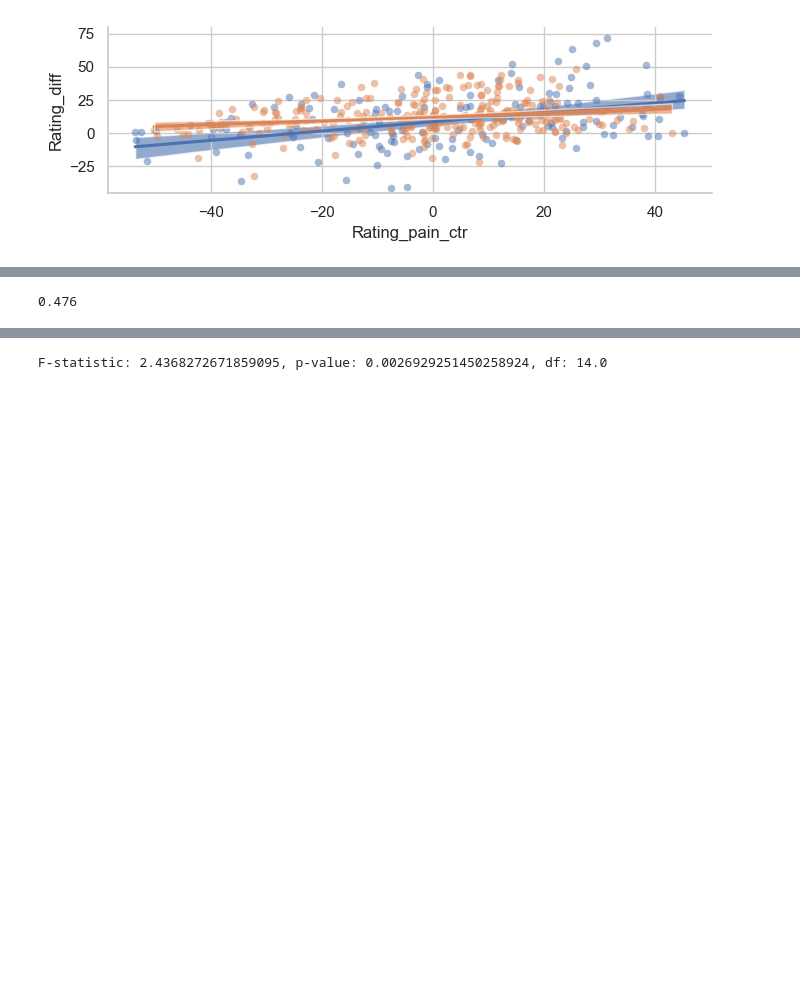
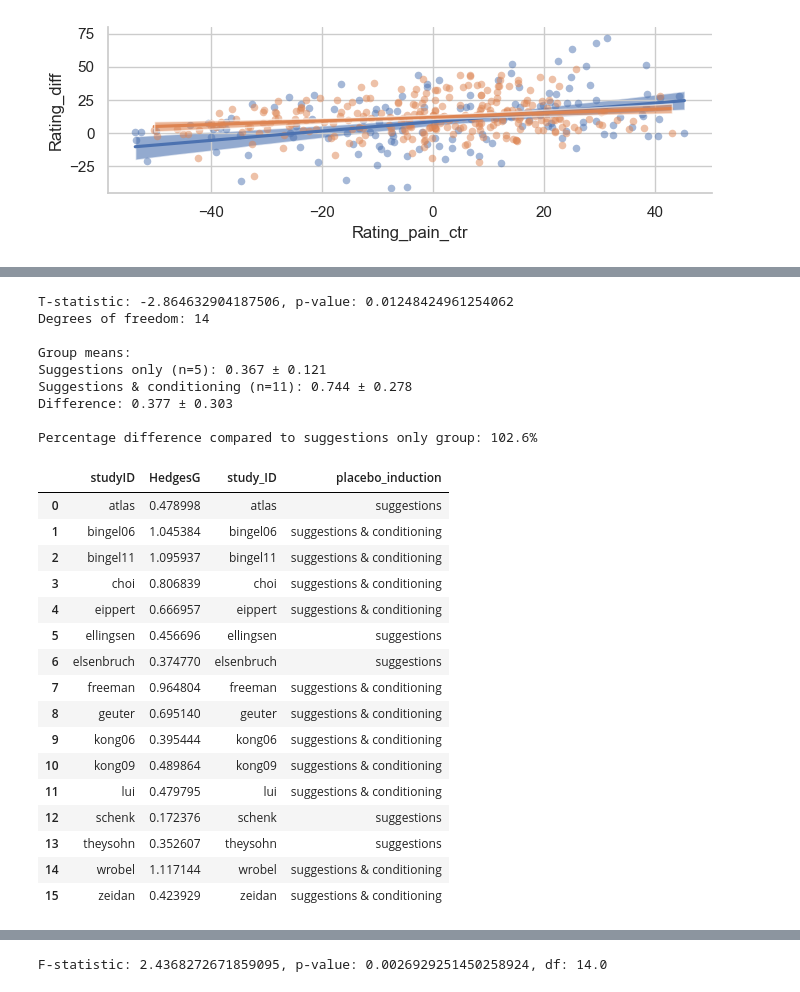
Before and after one commit to pni-lab/placebo-conditioning-meta-analysis, a Jupyter notebook: behavior/analysis_studymod.ipynb, the cells around one changed output, grey strips where cells are left out. Drawn from its saved outputs; the diff is of its cells as text; code cells hidden in the pictures; blank space fills up the shorter version.

```diff
--- a/behavior/analysis_studymod.ipynb
+++ b/behavior/analysis_studymod.ipynb
@@ -270,4 +298,57 @@ plt.savefig('../fig/behav_interaction.pdf')
 # %%
-(1-0.048)/2
+from scipy import stats
+
+hedgesG = pd.read_csv('../data/behavior_hedgesG.txt', sep='\t')
+hedgesG = hedgesG.merge(studies[['study_ID', 'placebo_induction']], left_on='studyID', right_on='study_ID', how='inner')
+
+hedgesG['HedgesG'] = -1*hedgesG['HedgesG']
+# Test the two groups in placebo induction against each other
+group1 = hedgesG[hedgesG['placebo_induction'] == 'suggestions']['HedgesG']
+group2 = hedgesG[hedgesG['placebo_induction'] == 'suggestions & conditioning']['HedgesG']
+
+t_stat, p_value = stats.ttest_ind(group1, group2)
+print(f'T-statistic: {t_stat}, p-value: {p_value}')
+# Calculate degrees of freedom
+df = len(group1) + len(group2) - 2
+print(f'Degrees of freedom: {df}')
+
+# Print means for each group
+print("\nGroup means:")
+print(f"Suggestions only (n={len(group1)}): {group1.mean():.3f} ± {group1.std():.3f}")
+print(f"Suggestions & conditioning (n={len(group2)}): {group2.mean():.3f} ± {group2.std():.3f}")
+print(f"Difference: {group2.mean() - group1.mean():.3f} ± {np.sqrt(group1.std()**2 + group2.std()**2):.3f}")
+
+# Calculate percentage difference compared to suggestions only group
+percent_diff = ((group2.mean() - group1.mean()) / abs(group1.mean())) * 100
+print(f"\nPercentage difference compared to suggestions only group: {percent_diff:.1f}%")
+
+
+
+hedgesG
 # %% [output]
-0.476
+T-statistic: -2.864632904187506, p-value: 0.01248424961254062
+Degrees of freedom: 14
+
+Group means:
+Suggestions only (n=5): 0.367 ± 0.121
+Suggestions & conditioning (n=11): 0.744 ± 0.278
+Difference: 0.377 ± 0.303
+
+Percentage difference compared to suggestions only group: 102.6%
+|  | studyID | HedgesG | study_ID | placebo_induction |
+| 0 | atlas | 0.478998 | atlas | suggestions |
+| 1 | bingel06 | 1.045384 | bingel06 | suggestions & conditioning |
+| 2 | bingel11 | 1.095937 | bingel11 | suggestions & conditioning |
+| 3 | choi | 0.806839 | choi | suggestions & conditioning |
+| 4 | eippert | 0.666957 | eippert | suggestions & conditioning |
+| 5 | ellingsen | 0.456696 | ellingsen | suggestions |
+| 6 | elsenbruch | 0.374770 | elsenbruch | suggestions |
+| 7 | freeman | 0.964804 | freeman | suggestions & conditioning |
+| 8 | geuter | 0.695140 | geuter | suggestions & conditioning |
+| 9 | kong06 | 0.395444 | kong06 | suggestions & conditioning |
+| 10 | kong09 | 0.489864 | kong09 | suggestions & conditioning |
+| 11 | lui | 0.479795 | lui | suggestions & conditioning |
+| 12 | schenk | 0.172376 | schenk | suggestions |
+| 13 | theysohn | 0.352607 | theysohn | suggestions |
+| 14 | wrobel | 1.117144 | wrobel | suggestions & conditioning |
+| 15 | zeidan | 0.423929 | zeidan | suggestions & conditioning |
```
Also changed, not shown: parts of 17 cells of this notebook, 6 other files.
